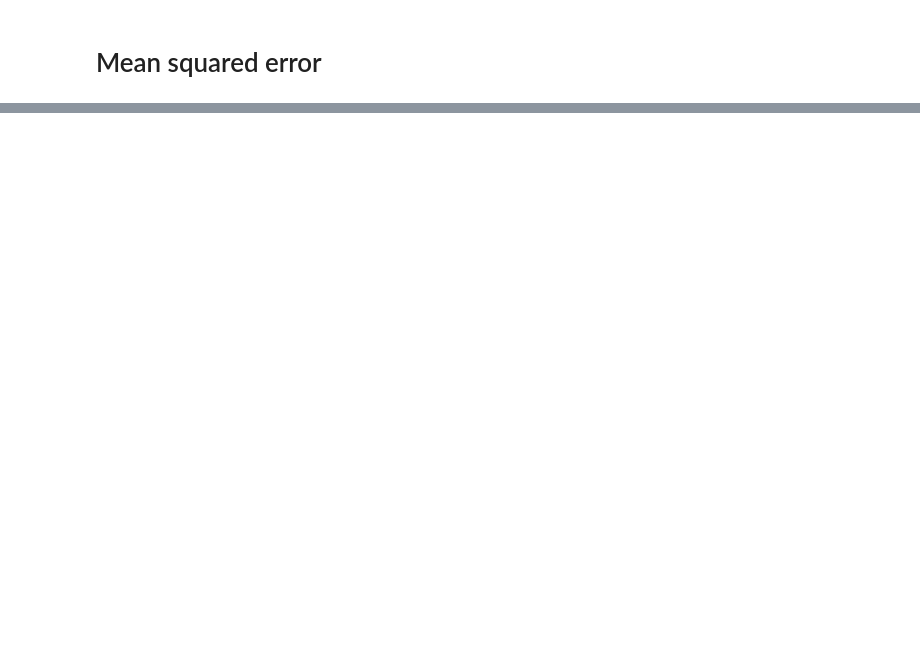
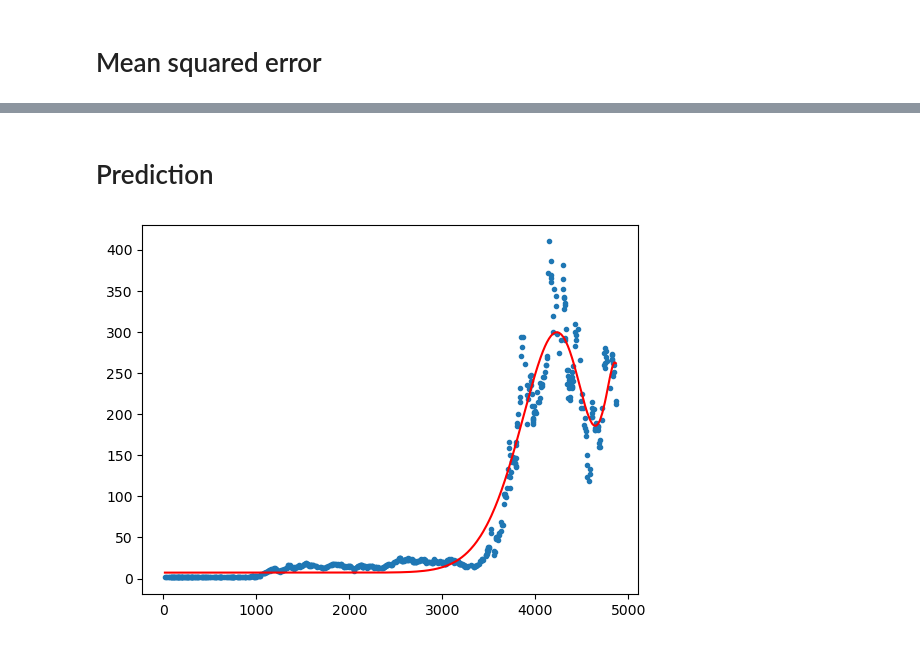
Before and after one commit to SindreSau/ML-Assignment_2, a Jupyter notebook: Assignment2.ipynb, the cells around one changed output, grey strips where cells are left out. Saved outputs shown, nothing was run; the diff lists cells and outputs as text; code cells hidden in the pictures; blank space fills up the shorter version.

Commit message:
Added prediction

```diff
--- a/Assignment2.ipynb
+++ b/Assignment2.ipynb
@@ -131,0 +132,16 @@ print(r2)
+# %% [markdown]
+# Prediction
+# %%
+# Predict
+y_pred = model.predict(X_test_poly)
+# %%
+# Plot
+sorted_indices = X_test.ravel().argsort()
+X_test_sorted = X_test[sorted_indices]
+y_pred_sorted = y_pred[sorted_indices]
+
+plt.scatter(X_test, y_test, marker='.')
+plt.plot(X_test_sorted, y_pred_sorted, color='red')
+plt.show()
+# %% [output]
+[figure, added]
```
Also changed, not shown: parts of 6 cells of this notebook.
